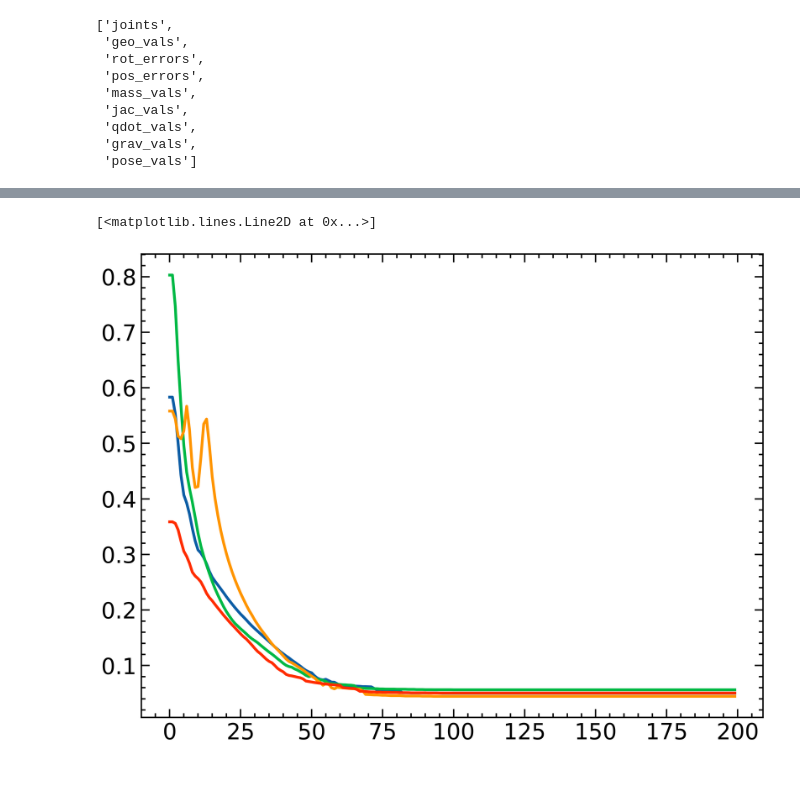
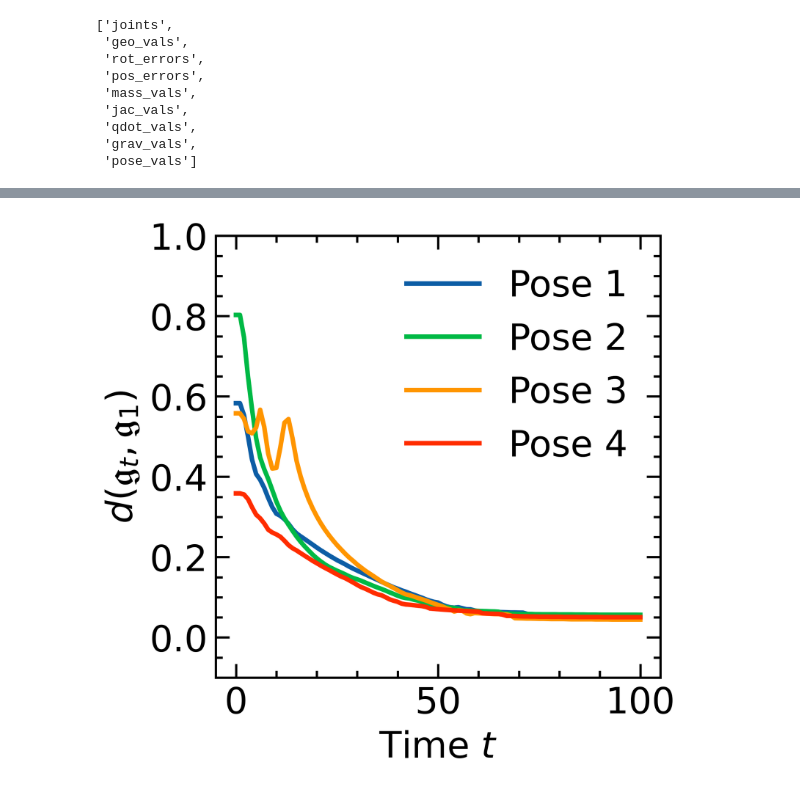
Before and after one commit to ManufacturingInformatics/geo-visual-servo, a Jupyter notebook: notebooks/plot_grabs.ipynb, the cells around one changed output, grey strips where cells are left out. Drawn from its saved outputs; the diff is of its cells as text; code cells hidden in the pictures.

```diff
--- a/notebooks/plot_grabs.ipynb
+++ b/notebooks/plot_grabs.ipynb
@@ -4,6 +4,7 @@ import matplotlib.pyplot as plt
 import scienceplots
 
 plt.style.use(['science', 'notebook'])
+cm = 1/2.54
 # %%
 pose_1 = jnp.load('data/pose_1.npz')
 pose_2 = jnp.load('data/pose_2.npz')
@@ -23,10 +47,20 @@ pose_1.files
 # %%
-plt.figure()
-plt.plot(pose_1['geo_vals'])
-plt.plot(pose_2['geo_vals'])
-plt.plot(pose_3['geo_vals'])
-plt.plot(pose_4['geo_vals'])
+pose_1_geo_vals = pose_1['geo_vals'][0:101]
+pose_2_geo_vals = pose_2['geo_vals'][0:101]
+pose_3_geo_vals = pose_3['geo_vals'][0:101]
+pose_4_geo_vals = pose_4['geo_vals'][0:101]
+
+plt.figure(figsize=(8.89*cm,8.89*cm), dpi=500)
+plt.ylim([-0.1, 1])
+plt.xlabel('Time $t$')
+plt.ylabel('$d(\mathfrak{g}_t, \mathfrak{g}_1)$')
+plt.plot(pose_1_geo_vals)
+plt.plot(pose_2_geo_vals)
+plt.plot(pose_3_geo_vals)
+plt.plot(pose_4_geo_vals)
+plt.legend(['Pose 1', 'Pose 2', 'Pose 3', 'Pose 4'])
+# plt.savefig('geodesic.png', dpi=500)
+plt.show()
 # %% [output]
-[<matplotlib.lines.Line2D at 0x...>]
-[figure, old version]
+[figure, new version]
 # %%
```
Also changed, not shown: parts of 7 cells of this notebook, 6 other files.
